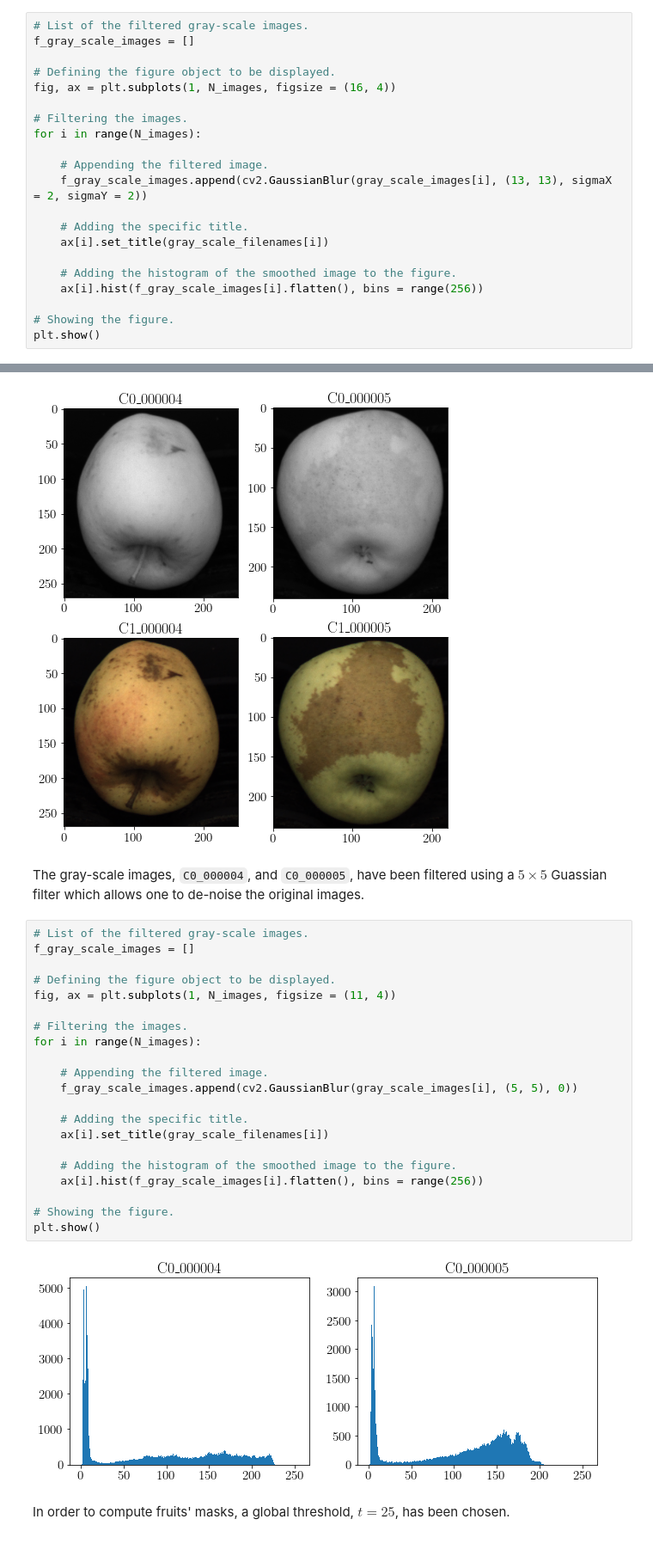
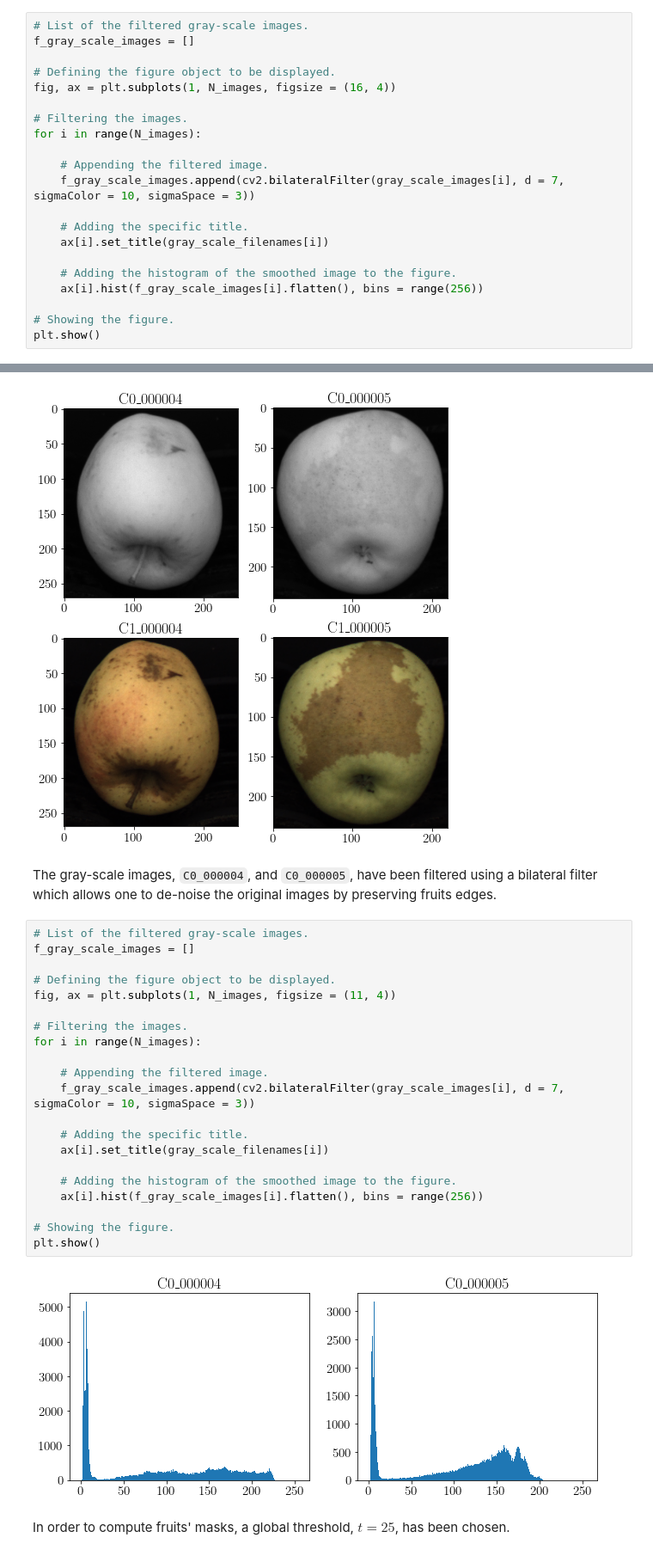
Before and after one commit to matteodonati/fruit_inspection, a Jupyter notebook: fruit_inspection.ipynb, the cells around one changed output, grey strips where cells are left out. Shown at 86% size. Saved outputs shown, nothing was run; the diff lists cells and outputs as text.

Commit message:
Use of bilateral filtering instead of Gaussian filtering

```diff
--- a/fruit_inspection.ipynb
+++ b/fruit_inspection.ipynb
@@ -114,7 +114,7 @@ fig, ax = plt.subplots(1, N_images, figsize = (16, 4))
 for i in range(N_images):
 
     # Appending the filtered image.
-    f_gray_scale_images.append(cv2.GaussianBlur(gray_scale_images[i], (13, 13), sigmaX = 2, sigmaY = 2))
+    f_gray_scale_images.append(cv2.bilateralFilter(gray_scale_images[i], d = 7, sigmaColor = 10, sigmaSpace = 3))
 
     # Adding the specific title.
     ax[i].set_title(gray_scale_filenames[i])
@@ -374,30 +374,30 @@ plt.show()
 # %% [output]
 [figure]
 # %% [markdown]
-The gray-scale images, `C0_000004`, and `C0_000005`, have been filtered using a $5 \times 5$ Guassian filter which allows one to de-noise the original images.
+The gray-scale images, `C0_000004`, and `C0_000005`, have been filtered using a bilateral filter which allows one to de-noise the original images by preserving fruits edges.
 # %%
 # List of the filtered gray-scale images.
 f_gray_scale_images = []
 
 # Defining the figure object to be displayed.
 fig, ax = plt.subplots(1, N_images, figsize = (11, 4))
 
 # Filtering the images.
 for i in range(N_images):
 
     # Appending the filtered image.
-    f_gray_scale_images.append(cv2.GaussianBlur(gray_scale_images[i], (5, 5), 0))
+    f_gray_scale_images.append(cv2.bilateralFilter(gray_scale_images[i], d = 7, sigmaColor = 10, sigmaSpace = 3))
 
     # Adding the specific title.
     ax[i].set_title(gray_scale_filenames[i])
 
     # Adding the histogram of the smoothed image to the figure.
     ax[i].hist(f_gray_scale_images[i].flatten(), bins = range(256))
 
 # Showing the figure.
 plt.show()
 # %% [output]
-[figure, old version]
+[figure, new version]
 # %% [markdown]
 In order to compute fruits' masks, a global threshold, $t = 25$, has been chosen.
 # %%
```
Also changed, not shown: parts of 7 cells of this notebook.
